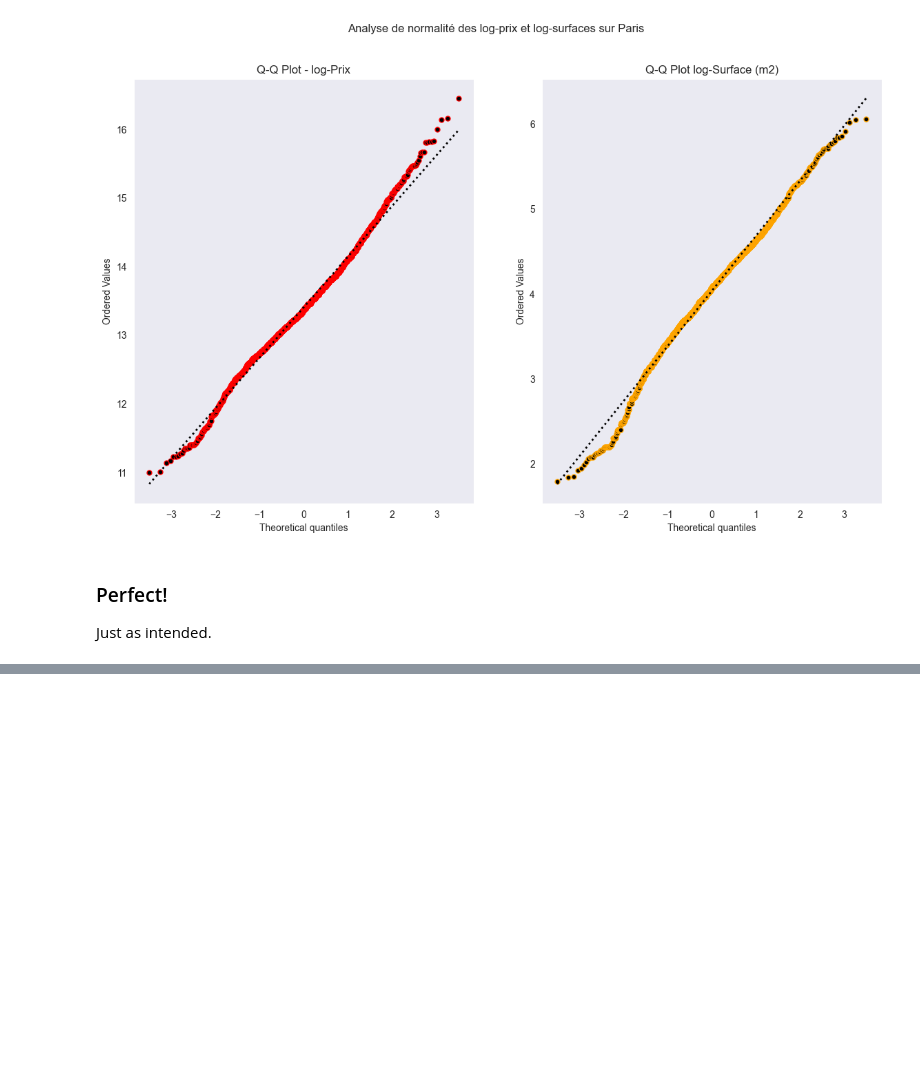
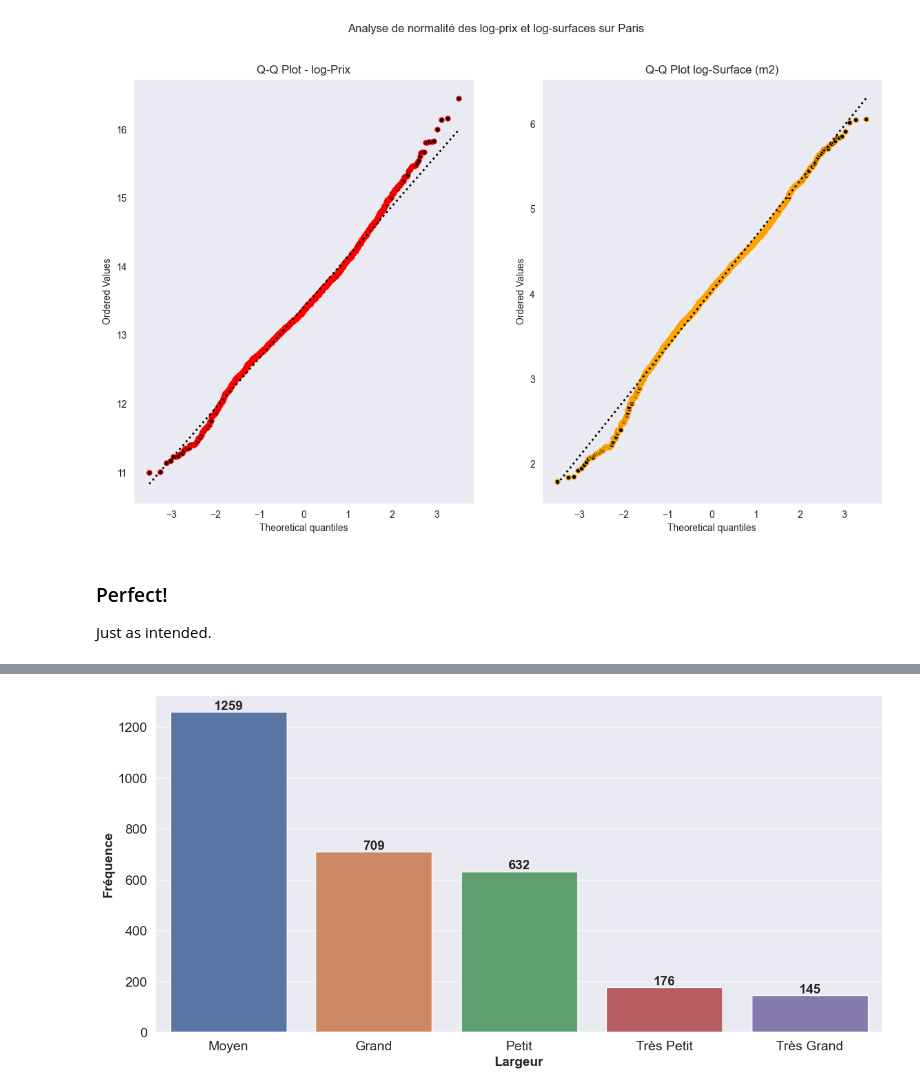
Before and after one commit to NichitaCP/RE, a Jupyter notebook: EDA.ipynb, the cells around one changed output, grey strips where cells are left out. Cells and saved outputs as stored; diff of their text form; code cells hidden in the pictures; blank space fills up the shorter version.

```diff
--- a/EDA.ipynb
+++ b/EDA.ipynb
@@ -243,0 +321,3 @@ Just as intended.
+# %%
+largeur_res = df_paris.largeur.value_counts().sort_values(ascending=False)
+df_paris.groupby("largeur")['surface_m2'].min()
@@ -243,0 +341,12 @@ Just as intended.
+# %%
+sns.set_style("white")
+sns.set(font_scale = 1.4)
+fig = plt.subplots(figsize=(15,7))
+ax = sns.countplot(data = df_paris, x = "largeur", order = largeur_res.index)
+ax.set_xlabel("Largeur", fontsize=15)
+ax.set_ylabel("Fréquence", fontsize=15)
+for i in ax.containers:
+    ax.bar_label(i, labels=[f"{h.get_height():.0f}" for h in i], label_type='edge', fontsize=15, fontweight='bold')
+plt.show()
+# %% [output]
+[figure, added]
```
Also changed, not shown: parts of 44 cells of this notebook.
